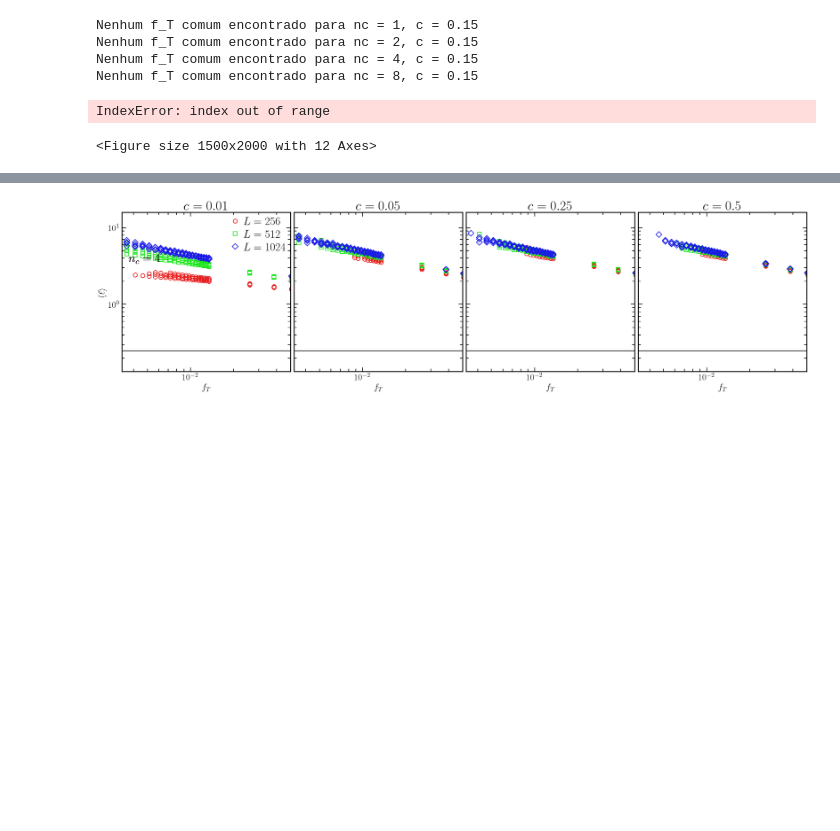
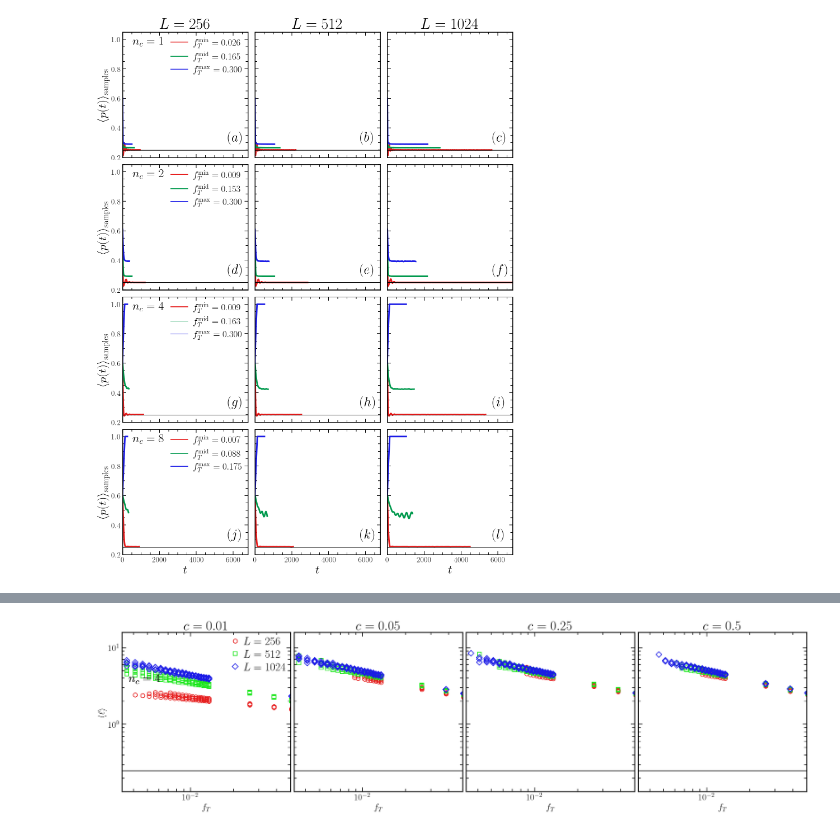
Before and after one commit to JuniorAlencar/self_organization_percolation, a Jupyter notebook: jupyter/parameters_analysis.ipynb, the cells around one changed output, grey strips where cells are left out. Saved outputs shown, nothing was run; the diff lists cells and outputs as text; code cells hidden in the pictures; blank space fills up the shorter version.

```diff
--- a/jupyter/parameters_analysis.ipynb
+++ b/jupyter/parameters_analysis.ipynb
@@ -171,11 +166,8 @@ df_ft_common
 # %%
-import numpy as np
-import matplotlib.pyplot as plt
-
 # =========================
 # Parâmetros
 # =========================
-c = 0.15
+c = 0.05
 L_lst = [256, 512, 1024]
 dim = 3
 nc_lst = [1, 2, 4, 8]
@@ -222,13 +214,14 @@ labels_fig = [
     r'$(j)$', r'$(k)$', r'$(l)$',
 ]
 
-fs_labels_fig = 30
-fs_l_fig = 27
-fs_legend = 22
+fs_labels_fig = 34
+fs_l_fig = 31
+fs_labels = 31
+fs_legend = 24
+fs_title = 40
 
+parms_need = []
 t_max = 0
-parms_need = []
-
 # =========================
 # Plot
 # =========================
@@ -237,7 +230,7 @@ for idx_nc, nc in enumerate(nc_lst):
     # Pega os f_T comum para este par (nc, c)
     row_ft = df_ft_common[
         (df_ft_common["nc"] == nc) &
-        (np.isclose(df_ft_common["c"], c))
+        ((np.isclose(df_ft_common["c"], c)))
     ]
 
     if row_ft.empty:
@@ -296,6 +289,7 @@ for idx_nc, nc in enumerate(nc_lst):
                     time,
                     pt_mean,
                     ls='solid',
+                    lw =4.0,
                     color=colors[idx_fT],
                     label=fr"{fT_label} $= {fT:.3f}$"
                 )
@@ -323,48 +317,43 @@ for idx_nc, nc in enumerate(nc_lst):
                 fontsize=fs_legend,
                 handlelength=1.8,
                 handletextpad=0.6,
                 borderpad=0.4,
                 labelspacing=0.4
             )
 
             for line in leg.get_lines():
                 line.set_linewidth(2.0)
 
         if idx_nc == 0:
-            ax.set_title(fr"$L = {L}$", fontsize=fs_l_fig)
+            ax.set_title(fr"$L = {L}$", fontsize=fs_title)
 
         # Mesma lógica de escala em y do seu código original
-        if idx_nc == 0 or idx_nc == 1:
-            ax.set_ylim(0.2, 0.3)
-        elif idx_nc == 2:
-            ax.set_ylim(0.2, 0.35)
-        elif idx_nc == 3:
-            ax.set_ylim(0.2, 0.8)
-
+        # if idx_nc == 0 or idx_nc == 1:
+        #     ax.set_ylim(0.2, 0.3)
+        # elif idx_nc == 2:
+        #     ax.set_ylim(0.2, 0.35)
+        # elif idx_nc == 3:
+        #     ax.set_ylim(0.2, 0.8)
+        ax.set_ylim(0.2, 1.05)
 # =========================
 # Ajustes finais
 # =========================
 for idx, ax in enumerate(axes.flatten()):
     ax.set_xlim(0, t_max)
     ax.text(
-        0.86,
+        0.84,
         0.13,
         labels_fig[idx],
         transform=ax.transAxes,
         fontsize=fs_labels_fig
     )
 
 for ax in axes[:, 0]:
-    ax.set_ylabel(r'$\langle p(t) \rangle_{\mathrm{samples}}$')
+    ax.set_ylabel(r'$\langle p(t) \rangle_{\mathrm{samples}}$',fontsize=fs_labels)
 
 for ax in axes[-1, :]:
-    ax.set_xlabel(r'$t$')
-
+    ax.set_xlabel(r'$t$',fontsize=fs_labels)
+plt.savefig(f"{results}/p_samples_vs_f_T.png", dpi=300)
 plt.show()
 # %% [output]
-Nenhum f_T comum encontrado para nc = 1, c = 0.15
-Nenhum f_T comum encontrado para nc = 2, c = 0.15
-Nenhum f_T comum encontrado para nc = 4, c = 0.15
-Nenhum f_T comum encontrado para nc = 8, c = 0.15
-IndexError: index out of range
-<Figure size 1500x2000 with 12 Axes>
+[figure, added]
```
Also changed, not shown: parts of 17 cells of this notebook, 7 other files.
